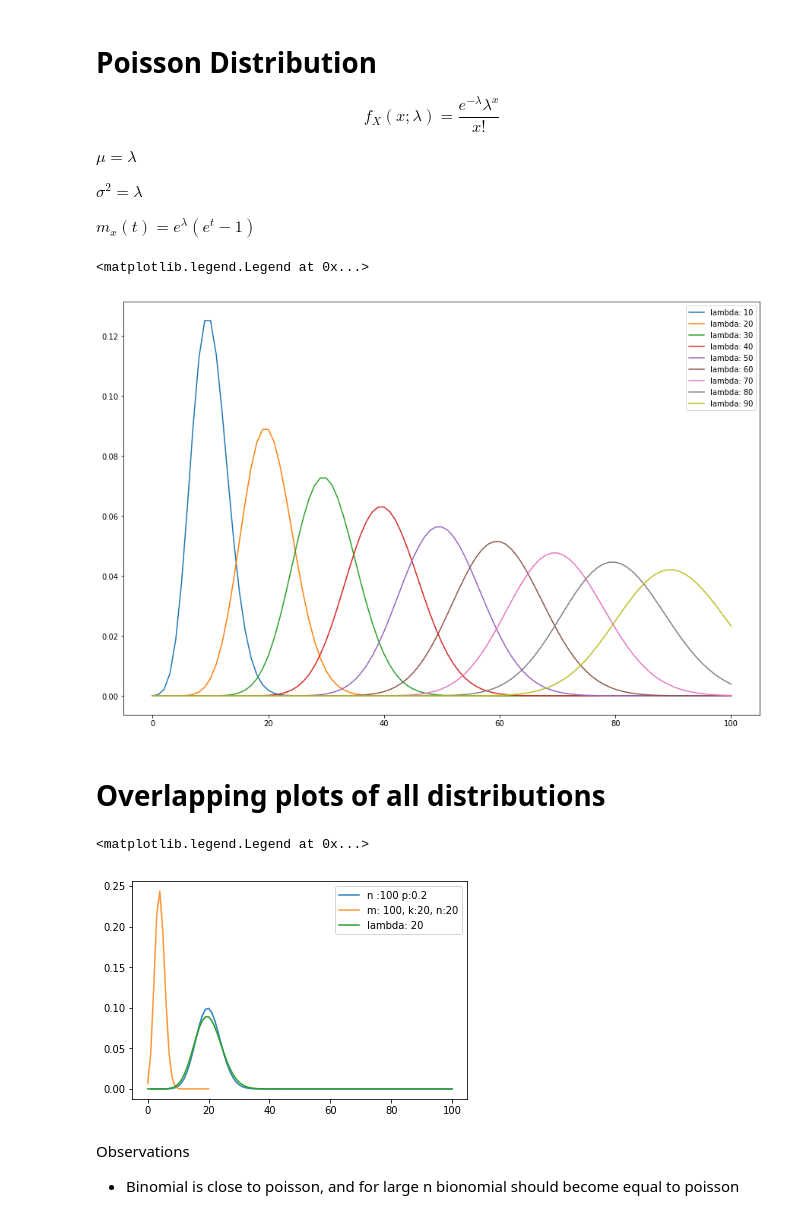
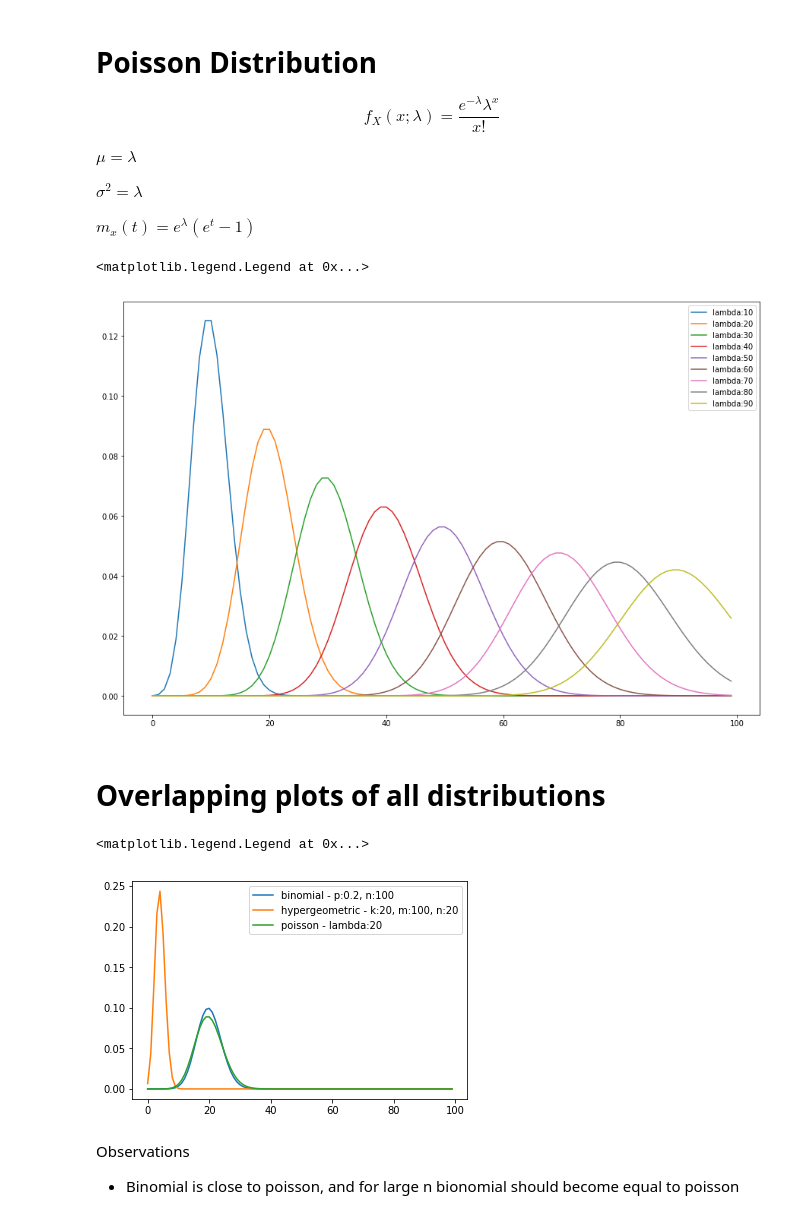
Before and after one commit to mlcow/prob-stats, a Jupyter notebook: Univariate_parametric_distributions.ipynb, the cells around one changed output. Saved outputs shown, nothing was run; the diff lists cells and outputs as text; code cells hidden in the pictures.

```diff
--- a/Univariate_parametric_distributions.ipynb
+++ b/Univariate_parametric_distributions.ipynb
@@ -94,22 +100,22 @@ def plot_poisson(_lambda, n):
 # %%
 plt.figure(figsize=[15,10])
 for i in range(10, 100, 10):
-  plot_poisson(i, 100)
+  plot_distribution(0, 100, poisson_f, _lambda=i)
 plt.legend()
 # %% [output]
 <matplotlib.legend.Legend at 0x...>
-[figure, old version]
+[figure, new version]
 # %% [markdown]
 # Overlapping plots of all distributions
-# %%
-plot_binomial(100, .2)
-#plot_hypergeometric(100, 20, 100)
-plot_hypergeometric(100, 20, 20)
-plot_poisson(20, 100)
-plt.legend()
-# %% [output]
-<matplotlib.legend.Legend at 0x...>
-[figure, removed]
+# %%
+plot_distribution(0, 100, binomial_f, p=.2, n=100, label='binomial')
+#plot_distribution(0, 100, hypergeometric_f, m=100, k=20, n=100, label='hypergeometric')
+plot_distribution(0, 100, hypergeometric_f, m=100, k=20, n=20, label='hypergeometric')
+plot_distribution(0, 100, poisson_f, _lambda=20, label='poisson')
+plt.legend()
+# %% [output]
+<matplotlib.legend.Legend at 0x...>
+[figure, added]
 # %% [markdown]
 Observations
 - Binomial is close to poisson, and for large n bionomial should become equal to poisson
```
Also changed, not shown: parts of 17 cells of this notebook.
